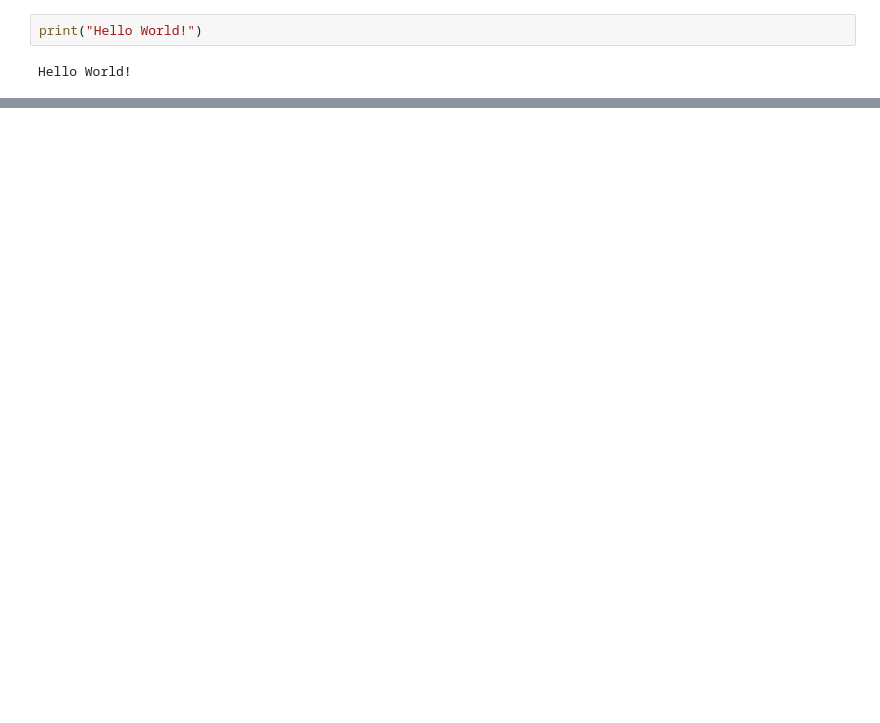
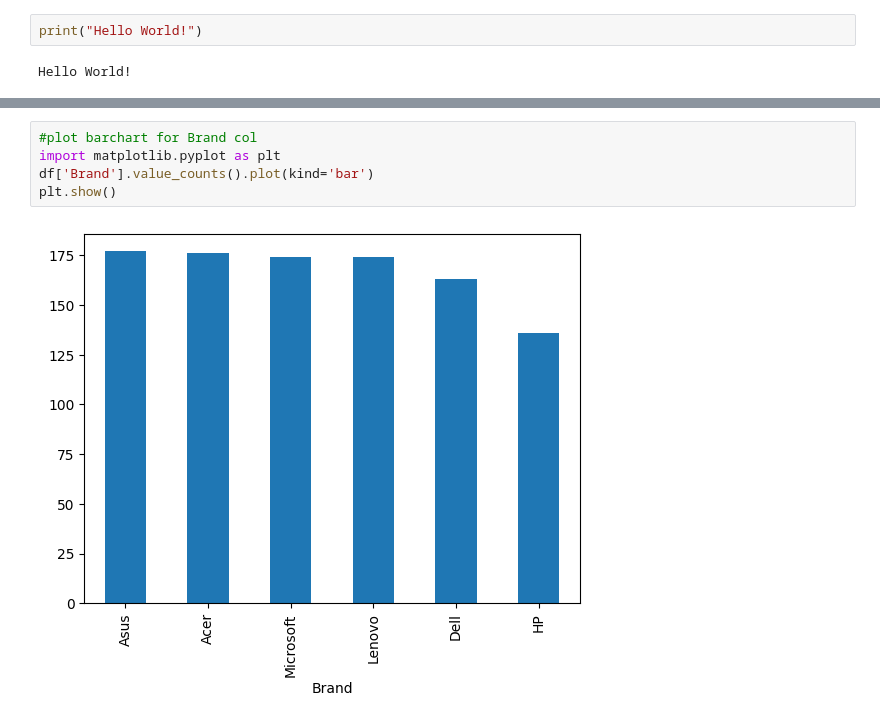
Before and after one commit to alpie13-blip/ADALL_github, a Jupyter notebook: Main.ipynb, the cells around one changed output, grey strips where cells are left out. Drawn from its saved outputs; the diff is of its cells as text; blank space fills up the shorter version.

```diff
--- a/Main.ipynb
+++ b/Main.ipynb
@@ -25,0 +33,7 @@ Successfully loaded data from GitHub!
+# %%
+#plot barchart for Brand col
+import matplotlib.pyplot as plt
+df['Brand'].value_counts().plot(kind='bar')
+plt.show()
+# %% [output]
+[figure, added]
```
Also changed, not shown: parts of 9 cells of this notebook.
